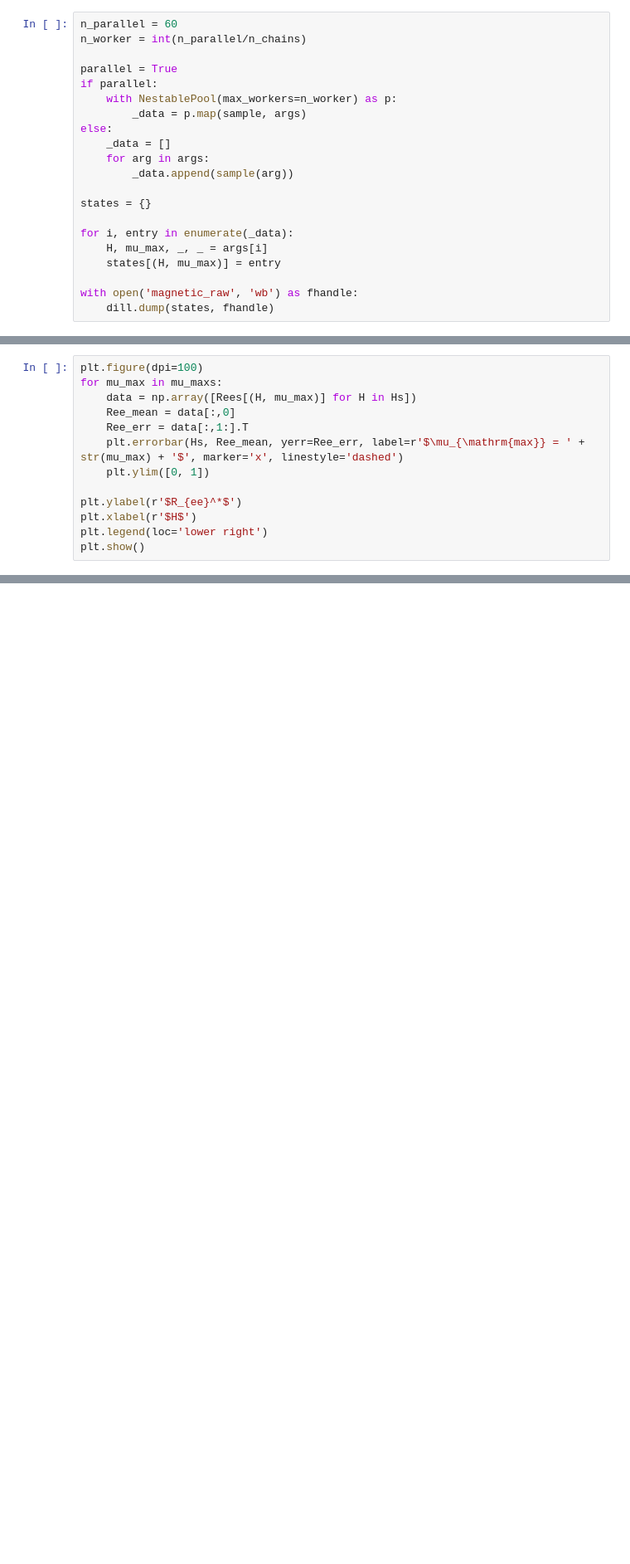
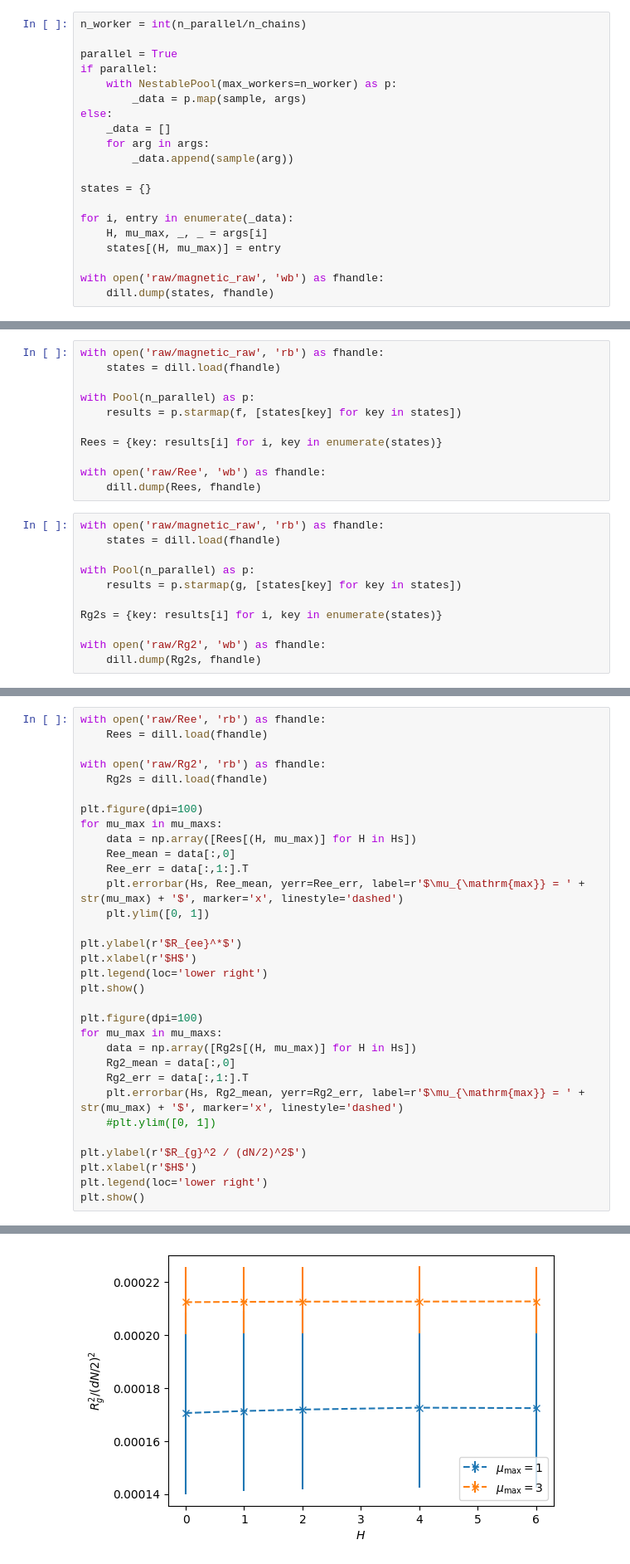
Before and after one commit to ripaul/magnetic-filaments, a Jupyter notebook: magnetic.ipynb, the cells around one changed output, grey strips where cells are left out. Shown at 83% size. Drawn from its saved outputs; the diff is of its cells as text; blank space fills up the shorter version.

```diff
--- a/magnetic.ipynb
+++ b/magnetic.ipynb
@@ -272,7 +273,6 @@ for i, problem in enumerate(problems):
     starting_points = [_states[int(u(rng)),int(v(rng))] for j in range(n_chains)] # draw n_chains states from the equilibirum distribution without applied field
     args += [(H, mu_max, problem, starting_points)]
 # %%
-n_parallel = 60
 n_worker = int(n_parallel/n_chains)
 
 parallel = True
@@ -290,6 +290,6 @@ for i, entry in enumerate(_data):
     H, mu_max, _, _ = args[i]
     states[(H, mu_max)] = entry
 
-with open('magnetic_raw', 'wb') as fhandle:
+with open('raw/magnetic_raw', 'wb') as fhandle:
     dill.dump(states, fhandle)
 # %%
@@ -331,3 +337,25 @@ print(Rees)
+# %%
+with open('raw/magnetic_raw', 'rb') as fhandle:
+    states = dill.load(fhandle)
+
+with Pool(n_parallel) as p:
+    results = p.starmap(f, [states[key] for key in states])
+
+Rees = {key: results[i] for i, key in enumerate(states)}
+
+with open('raw/Ree', 'wb') as fhandle:
+    dill.dump(Rees, fhandle)
+# %%
+with open('raw/magnetic_raw', 'rb') as fhandle:
+    states = dill.load(fhandle)
+
+with Pool(n_parallel) as p:
+    results = p.starmap(g, [states[key] for key in states])
+
+Rg2s = {key: results[i] for i, key in enumerate(states)}
+
+with open('raw/Rg2', 'wb') as fhandle:
+    dill.dump(Rg2s, fhandle)
 # %%
 def rhat(_, states):
     return np.max(hp.rhat(states))
@@ -349,20 +377,40 @@ for i, key in enumerate(states):
 (6, 1) 1.145448536951607
 (6, 3) 1.1648429454885274
 # %%
+with open('raw/Ree', 'rb') as fhandle:
+    Rees = dill.load(fhandle)
+
+with open('raw/Rg2', 'rb') as fhandle:
+    Rg2s = dill.load(fhandle)
+
 plt.figure(dpi=100)
 for mu_max in mu_maxs:
     data = np.array([Rees[(H, mu_max)] for H in Hs])
     Ree_mean = data[:,0]
     Ree_err = data[:,1:].T
     plt.errorbar(Hs, Ree_mean, yerr=Ree_err, label=r'$\mu_{\mathrm{max}} = ' + str(mu_max) + '$', marker='x', linestyle='dashed')
     plt.ylim([0, 1])
 
 plt.ylabel(r'$R_{ee}^*$')
 plt.xlabel(r'$H$')
 plt.legend(loc='lower right')
 plt.show()
+
+plt.figure(dpi=100)
+for mu_max in mu_maxs:
+    data = np.array([Rg2s[(H, mu_max)] for H in Hs])
+    Rg2_mean = data[:,0]
+    Rg2_err = data[:,1:].T
+    plt.errorbar(Hs, Rg2_mean, yerr=Rg2_err, label=r'$\mu_{\mathrm{max}} = ' + str(mu_max) + '$', marker='x', linestyle='dashed')
+    #plt.ylim([0, 1])
+
+plt.ylabel(r'$R_{g}^2 / (dN/2)^2$')
+plt.xlabel(r'$H$')
+plt.legend(loc='lower right')
+plt.show()
 # %% [output]
 [figure]
+[figure, added]
 # %%
 fig, axs = plt.subplots(len(Hs), len(mu_maxs), dpi=200, figsize=(6.4, 12.8))
 
```
Also changed, not shown: parts of 5 cells of this notebook, 2 other files.
